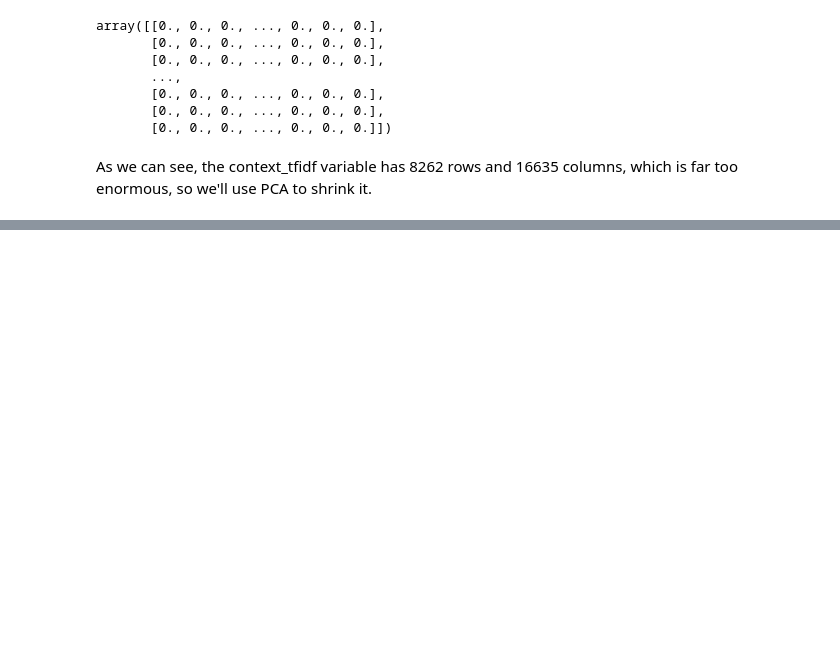
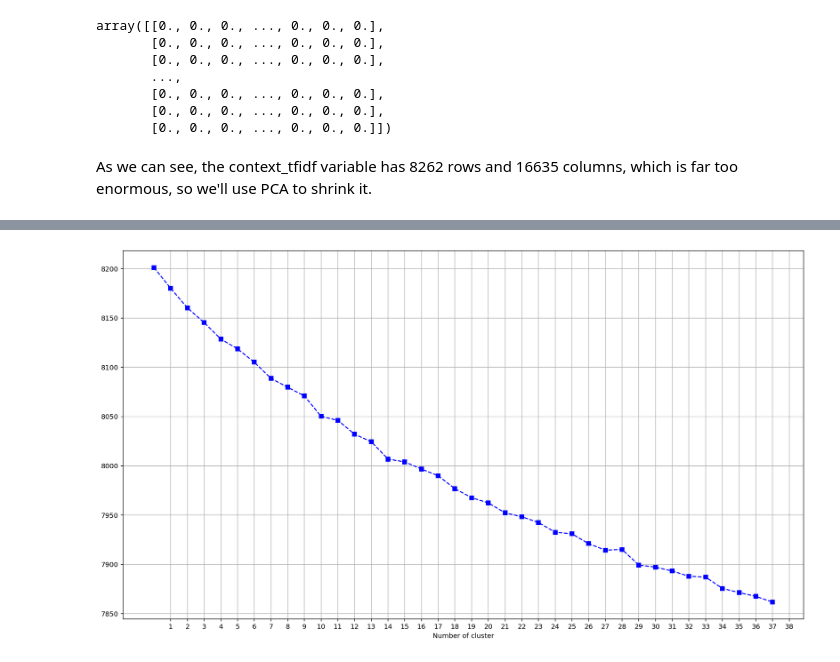
Before and after one commit to PUNEETSUBHANJI/Netflix_movies_Tv_shows_clustering, a Jupyter notebook: Netflix_Movies_Tv_shows_Clustering.ipynb, the cells around one changed output, grey strips where cells are left out. Drawn from its saved outputs; the diff is of its cells as text; code cells hidden in the pictures; blank space fills up the shorter version.

```diff
--- a/Netflix_Movies_Tv_shows_Clustering.ipynb
+++ b/Netflix_Movies_Tv_shows_Clustering.ipynb
@@ -681,0 +744,6 @@ As we can see, the context_tfidf variable has 8262 rows and 16635 columns, which
+# %%
+#In tfid_vectorizer variable giving max_features=4000
+tfid_vectorizer= TfidfVectorizer(max_features=4000)
+# %%
+#using tfid_vectorizer for fiting content_clean variable and converting it into arrays
+context_tfidf = tfid_vectorizer.fit_transform(context_clean).toarray()
@@ -681,0 +766,9 @@ As we can see, the context_tfidf variable has 8262 rows and 16635 columns, which
+# %%
+#fiting context_tfidf variable in model and checking sse
+sse=[]
+for i in range(1,39):
+    model = KMeans(n_clusters=i)
+    model.fit(context_tfidf)
+    error = model.inertia_
+    sse.append(error)
+    print('cluster: %d \t SSE: %0.2f'%(i,error))
@@ -681,0 +793,11 @@ As we can see, the context_tfidf variable has 8262 rows and 16635 columns, which
+# %%
+#giving figure.figsize to visualize it in better way
+from pylab import rcParams
+rcParams['figure.figsize'] = 18, 10
+#elbow method and the range of clusters are varying from 1 to 39
+plt.plot(sse,'bs--')
+plt.xticks(list(range(1,39)),list(range(1,39)))
+plt.grid(),plt.xlabel('Number of cluster')
+plt.show()
+# %% [output]
+[figure, added]
```
Also changed, not shown: parts of 21 cells of this notebook.
